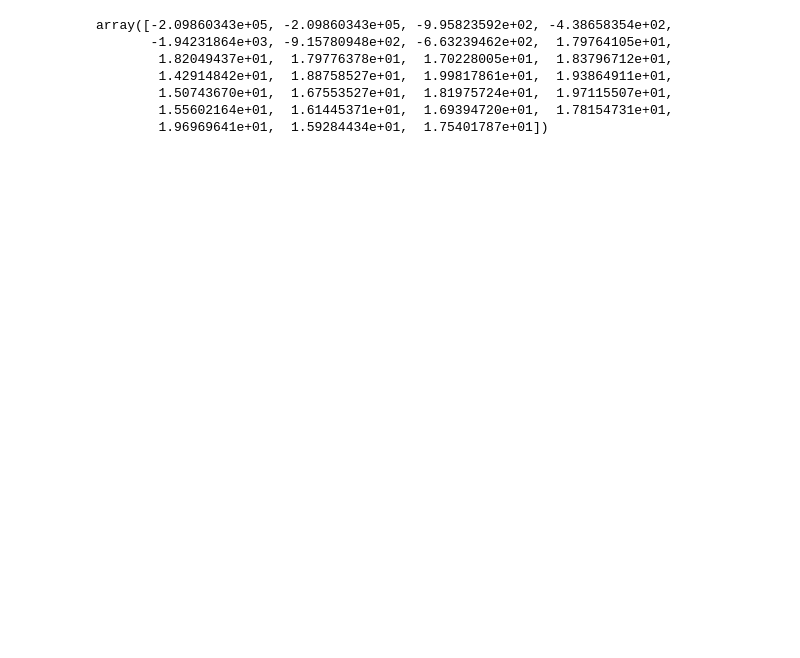
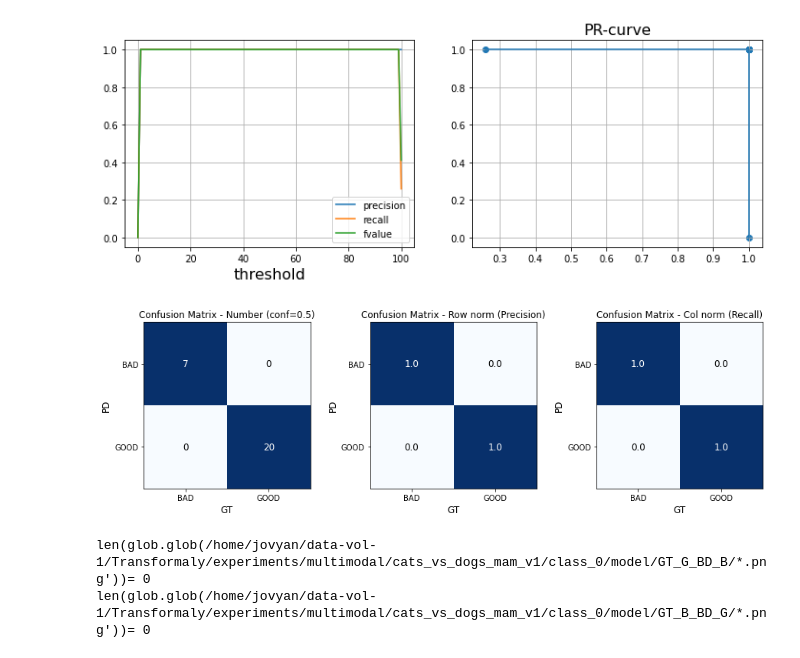
Before and after one commit to bnbsking/0-Transformaly, a Jupyter notebook: _code/result.ipynb, the cells around one changed output. Cells and saved outputs as stored; diff of their text form; code cells hidden in the pictures; blank space fills up the shorter version.

```diff
--- a/_code/result.ipynb
+++ b/_code/result.ipynb
@@ -134,10 +146,11 @@ bestThreshold=0.5
-# %%
-result
-# %% [output]
-array([-2.09860343e+05, -2.09860343e+05, -9.95823592e+02, -4.38658354e+02,
-       -1.94231864e+03, -9.15780948e+02, -6.63239462e+02,  1.79764105e+01,
-        1.82049437e+01,  1.79776378e+01,  1.70228005e+01,  1.83796712e+01,
-        1.42914842e+01,  1.88758527e+01,  1.99817861e+01,  1.93864911e+01,
-        1.50743670e+01,  1.67553527e+01,  1.81975724e+01,  1.97115507e+01,
-        1.55602164e+01,  1.61445371e+01,  1.69394720e+01,  1.78154731e+01,
-        1.96969641e+01,  1.59284434e+01,  1.75401787e+01])
+# %%
+obj = Result(bImgFolder="../_data/mam/eval/bad", gImgFolder="../_data/mam/eval/good", \
+             pdNpy="../experiments/multimodal/cats_vs_dogs_mam_v1/class_0/model/o_test_finetuned_samples_likelihood.npy")
+obj.plotPR()
+obj.plotConfusion()
+obj.getWrong()
+# %% [output]
+[figure, added]
+[figure, added]
+len(glob.glob(/home/jovyan/data-vol-1/Transformaly/experiments/multimodal/cats_vs_dogs_mam_v1/class_0/model/GT_G_BD_B/*.png'))= 0
+len(glob.glob(/home/jovyan/data-vol-1/Transformaly/experiments/multimodal/cats_vs_dogs_mam_v1/class_0/model/GT_B_BD_G/*.png'))= 0
```
Also changed, not shown: parts of 4 cells of this notebook, 3 other files.
